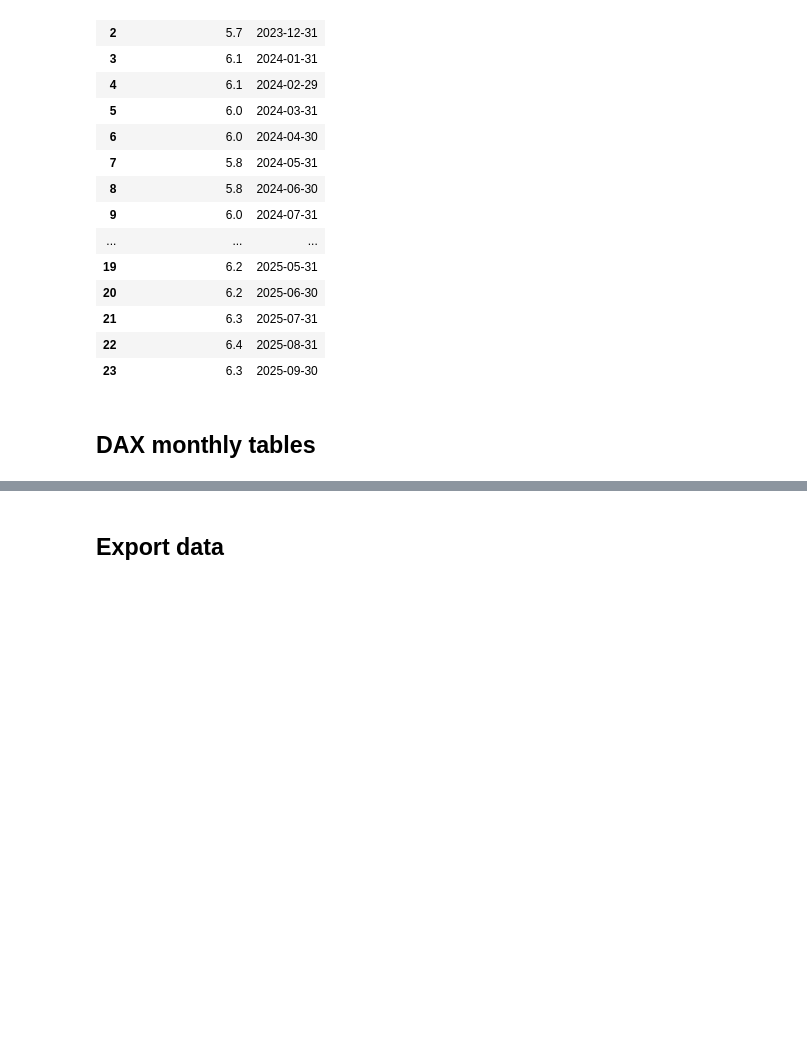
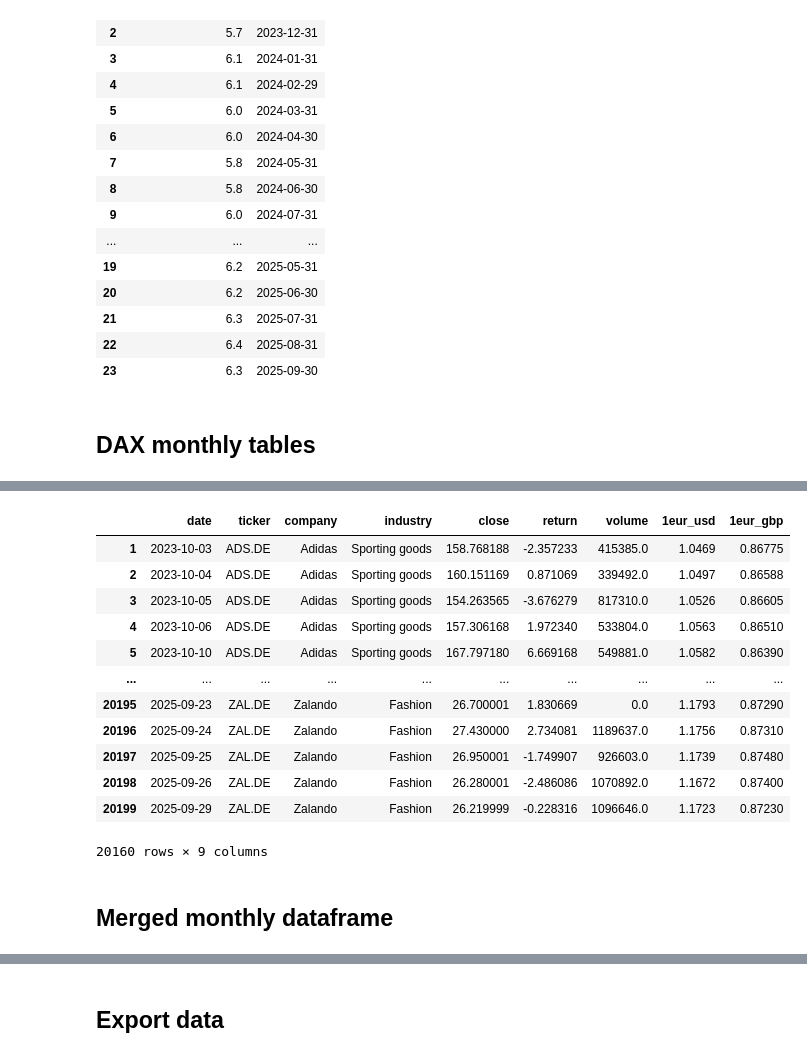
Before and after one commit to TebasMartinez/DA-DAX, a Jupyter notebook: 00 Data Retrieval.ipynb, the cells around one changed output, grey strips where cells are left out. Cells and saved outputs as stored; diff of their text form; code cells hidden in the pictures; blank space fills up the shorter version.

Commit message:
Create daily and monthly merged dataframes

```diff
--- a/00 Data Retrieval.ipynb
+++ b/00 Data Retrieval.ipynb
@@ -314,0 +335,52 @@ dfs['monthly_volumes'] = monthly_volumes
+# %%
+merged_daily_market = (
+    close_long
+    .merge(returns_long, on=['Date', 'Ticker'], how='left')
+    .merge(volume_long, on=['Date', 'Ticker'], how='left')
+)
+# %%
+merged_daily_market = merged_daily_market.merge(DAX, left_on='Ticker', right_on='ticker_yahoo', how='left')
+# %%
+EURtoUSD['date'] = pd.to_datetime(EURtoUSD['date'])
+EURtoGBP['date'] = pd.to_datetime(EURtoGBP['date'])
+
+merged_daily_market = (
+    merged_daily_market
+    .merge(EURtoUSD, left_on='Date', right_on='date', how='left')
+    .merge(EURtoGBP, left_on='Date', right_on='date', how='left')
+)
+# %%
+merged_daily_market.drop(columns=['ticker_yahoo', 'industry', 'date_x', 'date_y', 'ticker'], inplace=True)
+merged_daily_market.dropna(inplace=True)
+merged_daily_market = merged_daily_market.rename(columns={
+    'Date': 'date',
+    'Ticker': 'ticker',
+    'company': 'company',
+    'industry_en': 'industry',
+    'Close': 'close',
+    'Return': 'return',
+    'Volume': 'volume',
+    'EUR 1 = USD': '1eur_usd',
+    'EUR 1 = GBP': '1eur_gbp'
+})[
+    ['date', 'ticker', 'company', 'industry', 'close', 'return', 'volume', '1eur_usd', '1eur_gbp']
+]
+# %%
+dfs['merged_daily_market'] = merged_daily_market
+merged_daily_market
+# %% [output]
+|  | date | ticker | company | industry | close | return | volume | 1eur_usd | 1eur_gbp |
+| 1 | 2023-10-03 | ADS.DE | Adidas | Sporting goods | 158.768188 | -2.357233 | 415385.0 | 1.0469 | 0.86775 |
+| 2 | 2023-10-04 | ADS.DE | Adidas | Sporting goods | 160.151169 | 0.871069 | 339492.0 | 1.0497 | 0.86588 |
+| 3 | 2023-10-05 | ADS.DE | Adidas | Sporting goods | 154.263565 | -3.676279 | 817310.0 | 1.0526 | 0.86605 |
+| 4 | 2023-10-06 | ADS.DE | Adidas | Sporting goods | 157.306168 | 1.972340 | 533804.0 | 1.0563 | 0.86510 |
+| 5 | 2023-10-10 | ADS.DE | Adidas | Sporting goods | 167.797180 | 6.669168 | 549881.0 | 1.0582 | 0.86390 |
+| ... | ... | ... | ... | ... | ... | ... | ... | ... | ... |
+| 20195 | 2025-09-23 | ZAL.DE | Zalando | Fashion | 26.700001 | 1.830669 | 0.0 | 1.1793 | 0.87290 |
+| 20196 | 2025-09-24 | ZAL.DE | Zalando | Fashion | 27.430000 | 2.734081 | 1189637.0 | 1.1756 | 0.87310 |
+| 20197 | 2025-09-25 | ZAL.DE | Zalando | Fashion | 26.950001 | -1.749907 | 926603.0 | 1.1739 | 0.87480 |
+| 20198 | 2025-09-26 | ZAL.DE | Zalando | Fashion | 26.280001 | -2.486086 | 1070892.0 | 1.1672 | 0.87400 |
+| 20199 | 2025-09-29 | ZAL.DE | Zalando | Fashion | 26.219999 | -0.228316 | 1096646.0 | 1.1723 | 0.87230 |
+20160 rows × 9 columns
+# %% [markdown]
+## Merged monthly dataframe
```
Also changed, not shown: parts of 11 cells of this notebook, 8 other files.
